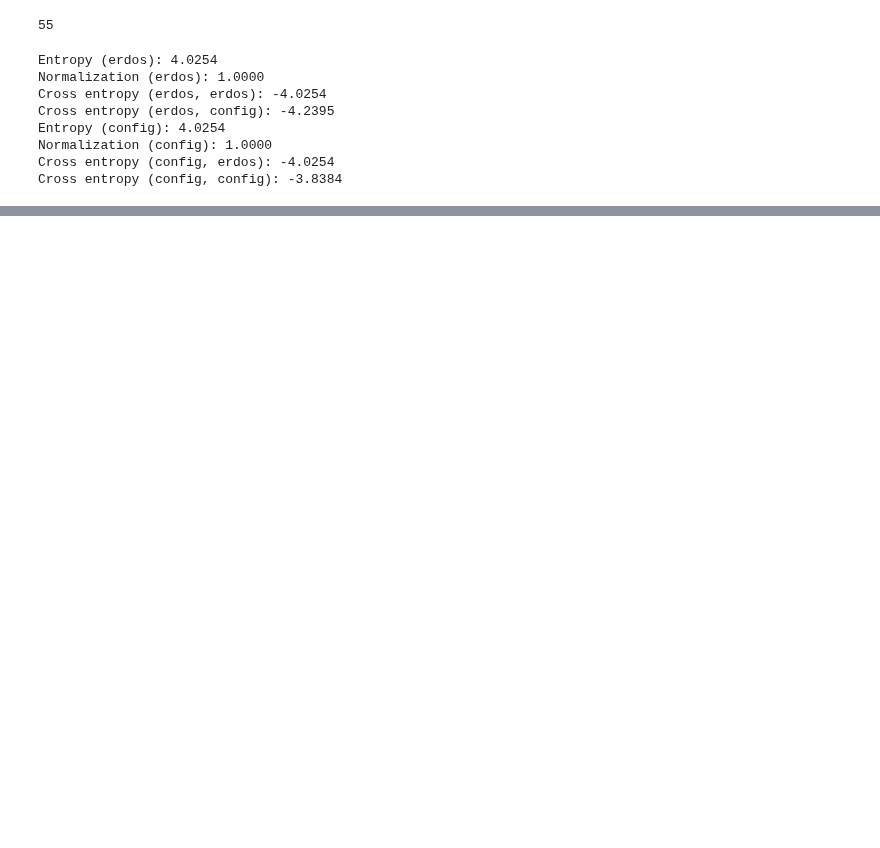
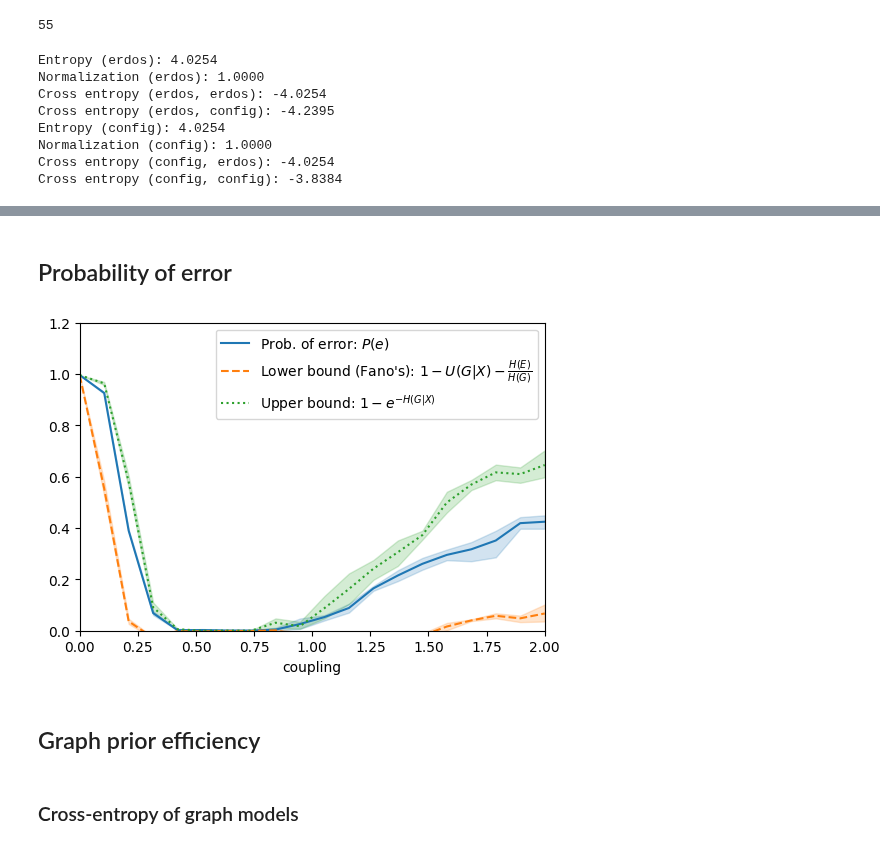
Before and after one commit to charlesmurphy1/midynet, a Jupyter notebook: notebooks/recon/Untitled.ipynb, the cells around one changed output, grey strips where cells are left out. Saved outputs shown, nothing was run; the diff lists cells and outputs as text; code cells hidden in the pictures; blank space fills up the shorter version.

```diff
--- a/notebooks/recon/Untitled.ipynb
+++ b/notebooks/recon/Untitled.ipynb
@@ -70,0 +51,11 @@ erdos_glauber.get_past_states()
+# %%
+z = []
+
+p = defaultdict(list)
+for b in midynet.utility.enumerate_all_partitions(N, reduce=True):
+    print(b)
+    sbm.set_labels(b)
+    logp = sbm.get_label_log_joint()
+    z.append(logp)
+    p[sbm.get_label_count()].append(b)
+print(np.exp(midynet.utility.log_sum_exp(z)))
@@ -70,0 +77,2 @@ erdos_glauber.get_past_states()
+# %% [markdown]
+## Probability of error
@@ -70,0 +134,38 @@ erdos_glauber.get_past_states()
+# %%
+N, M = 5, 5
+T = 100
+n_samples = 100
+
+x = np.linspace(0, 2, 20)
+# data = defaultdict(list)
+
+for _x in tqdm.tqdm(x):
+    erdos = graphinf.graph.ErdosRenyiModel(N, M, with_self_loops=False, with_parallel_edges=False)
+    model = graphinf.data.dynamics.GlauberDynamics(graph_prior=erdos, coupling=_x, length=T)
+    Pe = error_prob(model, n_samples)
+    He = entropy(Pe)
+    Hg = prior_entropy(model, n_samples)
+    Hgx = posterior_entropy(model, n_samples)
+    r = (Hg - Hgx) / Hg
+    data["coupling"].append(_x)
+    data["error_prob"].append(Pe)
+    data["lower_bound"].append(1 - r - He/Hg)
+    data["upper_bound"].append(1 - np.exp(-Hgx))
+
+df = pd.DataFrame(data)
+# %%
+
+fig, ax = plt.subplots(1, 1, figsize=(6, 4))
+sns.lineplot(df, x="coupling", y="error_prob", label=r"Prob. of error: $P(e)$", ax=ax)
+sns.lineplot(df, x="coupling", y="lower_bound", linestyle="--", label=r"Lower bound (Fano's): $1 - U(G|X) - \frac{H(E)}{H(G)}$", ax=ax)
+sns.lineplot(df, x="coupling", y="upper_bound", linestyle="dotted", label=r"Upper bound: $1 - e^{-H(G|X)}$", ax=ax)
+ax.set_ylabel("")
+ax.legend(loc="upper right")
+ax.set_xlim([0, 2])
+ax.set_ylim([0, 1.2])
+
+fig.savefig("prob_of_error.png")
+# %% [output]
+[figure, added]
+# %% [markdown]
+## Graph prior efficiency
@@ -70,0 +201,2 @@ erdos_glauber.get_past_states()
+# %% [markdown]
+### Cross-entropy of graph models
```
Also changed, not shown: parts of 58 cells of this notebook, 20 other files.
